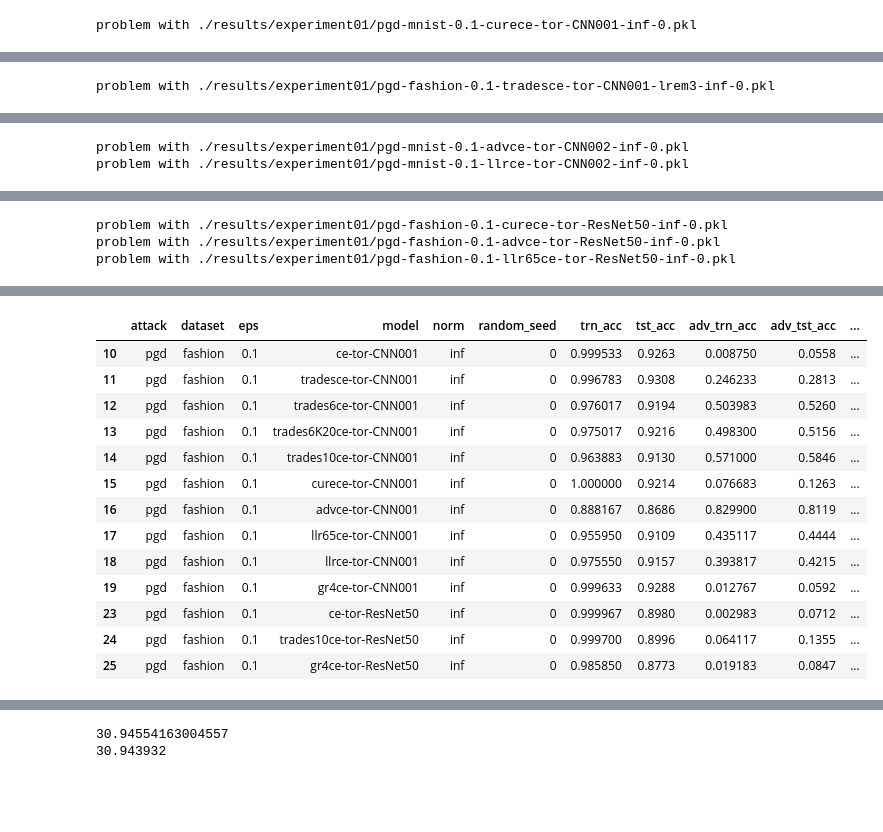
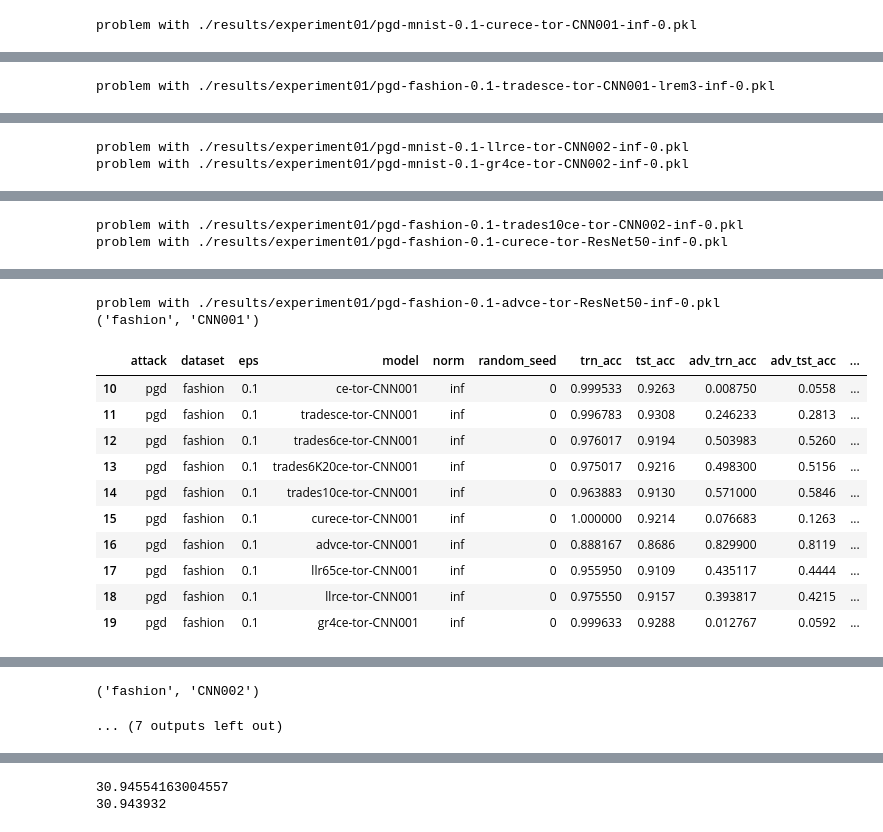
Before and after one commit to yangarbiter/blindguess, a Jupyter notebook: plot.ipynb, the cells around one changed output, grey strips where cells are left out. Cells and saved outputs as stored; diff of their text form; code cells hidden in the pictures; blank space fills up the shorter version.

```diff
--- a/plot.ipynb
+++ b/plot.ipynb
@@ -15,6 +17,13 @@ from utils import params_to_dataframe
 # %%
 _, _, grid_params, _ = mnistLip()()
-df = params_to_dataframe(grid_params, columns=['trn_acc', 'tst_acc', 'adv_trn_acc', 'adv_tst_acc', 'avg_trn_lip', 'avg_tst_lip', 'history'], result_file_dir='./results/experiment01/')
-for name, d in df.groupby("dataset"):
+df = params_to_dataframe(grid_params,
+                         columns=['trn_acc', 'tst_acc', 'adv_trn_acc', 'adv_tst_acc', 'avg_trn_lip', 'avg_tst_lip', 'history'],
+                         result_file_dir='./results/experiment01/',
+                         logging_level=0)
+
+df['arch'] = df['model'].apply(lambda a: a.split("-")[2])
+
+for name, d in df.groupby(["dataset", "arch"]):
+    print(name)
     display(d)
 # %% [output]
@@ -54,2 +35,2 @@ I1229 14:41:01.668679 140158669453120 auto_var.py:261] Running time: 0.000111
-problem with ./results/experiment01/pgd-mnist-0.1-advce-tor-CNN002-inf-0.pkl
 problem with ./results/experiment01/pgd-mnist-0.1-llrce-tor-CNN002-inf-0.pkl
+problem with ./results/experiment01/pgd-mnist-0.1-gr4ce-tor-CNN002-inf-0.pkl
@@ -66,3 +39,2 @@ I1229 14:41:02.326392 140158669453120 auto_var.py:261] Running time: 0.003037
+problem with ./results/experiment01/pgd-fashion-0.1-trades10ce-tor-CNN002-inf-0.pkl
 problem with ./results/experiment01/pgd-fashion-0.1-curece-tor-ResNet50-inf-0.pkl
-problem with ./results/experiment01/pgd-fashion-0.1-advce-tor-ResNet50-inf-0.pkl
-problem with ./results/experiment01/pgd-fashion-0.1-llr65ce-tor-ResNet50-inf-0.pkl
@@ -69,14 +43,13 @@ problem with ./results/experiment01/pgd-fashion-0.1-llr65ce-tor-ResNet50-inf-0.p
+problem with ./results/experiment01/pgd-fashion-0.1-advce-tor-ResNet50-inf-0.pkl
+('fashion', 'CNN001')
 |  | attack | dataset | eps | model | norm | random_seed | trn_acc | tst_acc | adv_trn_acc | adv_tst_acc | ... |
 | 10 | pgd | fashion | 0.1 | ce-tor-CNN001 | inf | 0 | 0.999533 | 0.9263 | 0.008750 | 0.0558 | ... |
 | 11 | pgd | fashion | 0.1 | tradesce-tor-CNN001 | inf | 0 | 0.996783 | 0.9308 | 0.246233 | 0.2813 | ... |
 | 12 | pgd | fashion | 0.1 | trades6ce-tor-CNN001 | inf | 0 | 0.976017 | 0.9194 | 0.503983 | 0.5260 | ... |
 | 13 | pgd | fashion | 0.1 | trades6K20ce-tor-CNN001 | inf | 0 | 0.975017 | 0.9216 | 0.498300 | 0.5156 | ... |
 | 14 | pgd | fashion | 0.1 | trades10ce-tor-CNN001 | inf | 0 | 0.963883 | 0.9130 | 0.571000 | 0.5846 | ... |
 | 15 | pgd | fashion | 0.1 | curece-tor-CNN001 | inf | 0 | 1.000000 | 0.9214 | 0.076683 | 0.1263 | ... |
 | 16 | pgd | fashion | 0.1 | advce-tor-CNN001 | inf | 0 | 0.888167 | 0.8686 | 0.829900 | 0.8119 | ... |
 | 17 | pgd | fashion | 0.1 | llr65ce-tor-CNN001 | inf | 0 | 0.955950 | 0.9109 | 0.435117 | 0.4444 | ... |
 | 18 | pgd | fashion | 0.1 | llrce-tor-CNN001 | inf | 0 | 0.975550 | 0.9157 | 0.393817 | 0.4215 | ... |
 | 19 | pgd | fashion | 0.1 | gr4ce-tor-CNN001 | inf | 0 | 0.999633 | 0.9288 | 0.012767 | 0.0592 | ... |
-| 23 | pgd | fashion | 0.1 | ce-tor-ResNet50 | inf | 0 | 0.999967 | 0.8980 | 0.002983 | 0.0712 | ... |
-| 24 | pgd | fashion | 0.1 | trades10ce-tor-ResNet50 | inf | 0 | 0.999700 | 0.8996 | 0.064117 | 0.1355 | ... |
-| 25 | pgd | fashion | 0.1 | gr4ce-tor-ResNet50 | inf | 0 | 0.985850 | 0.8773 | 0.019183 | 0.0847 | ... |
@@ -97,3 +56,5 @@ problem with ./results/experiment01/pgd-fashion-0.1-llr65ce-tor-ResNet50-inf-0.p
+('fashion', 'CNN002')
+... (7 outputs left out)
 # %%
 _, _, grid_params, _ = cifarLip()()
 print(grid_params)
```
Also changed, not shown: parts of 4 cells of this notebook, 6 other files.
